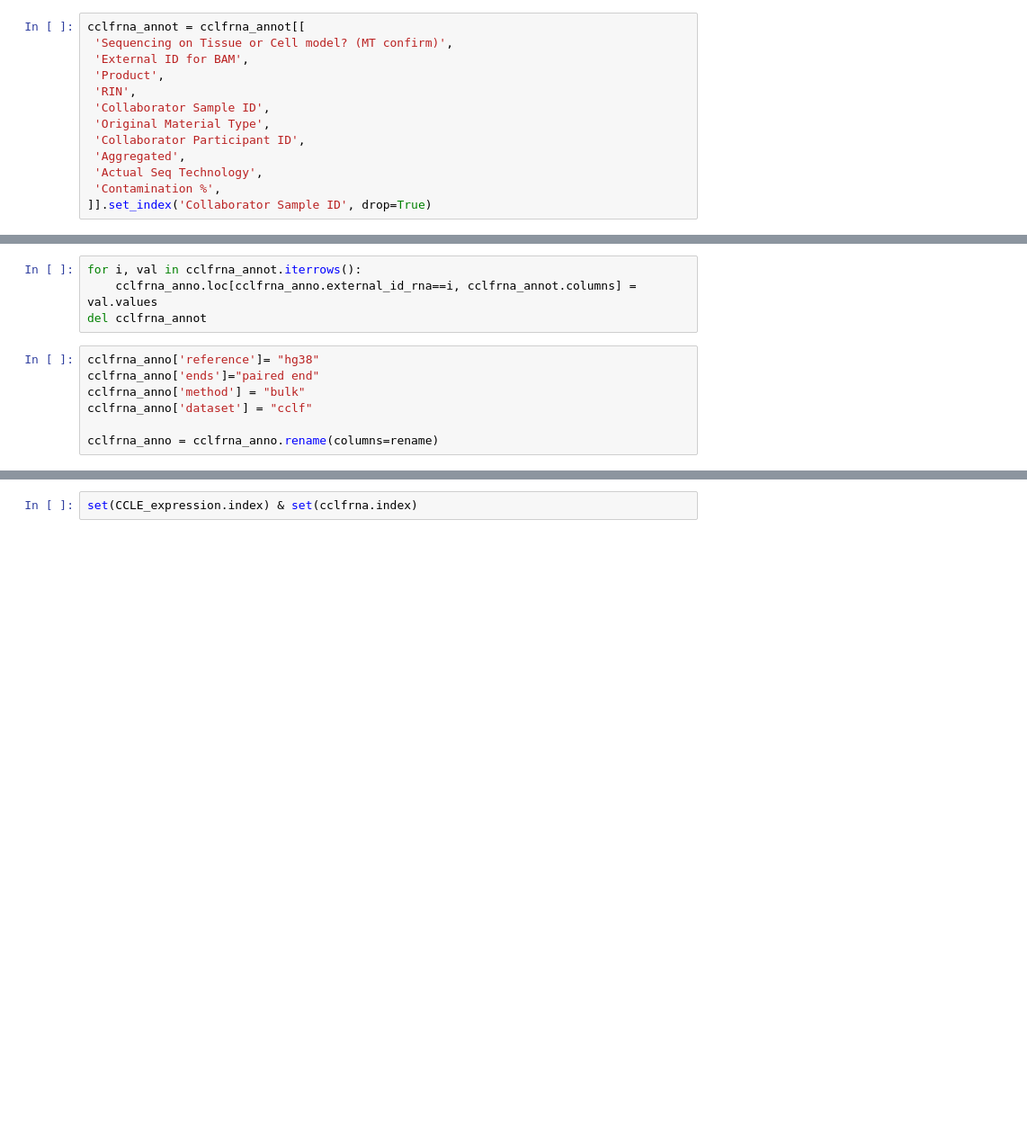
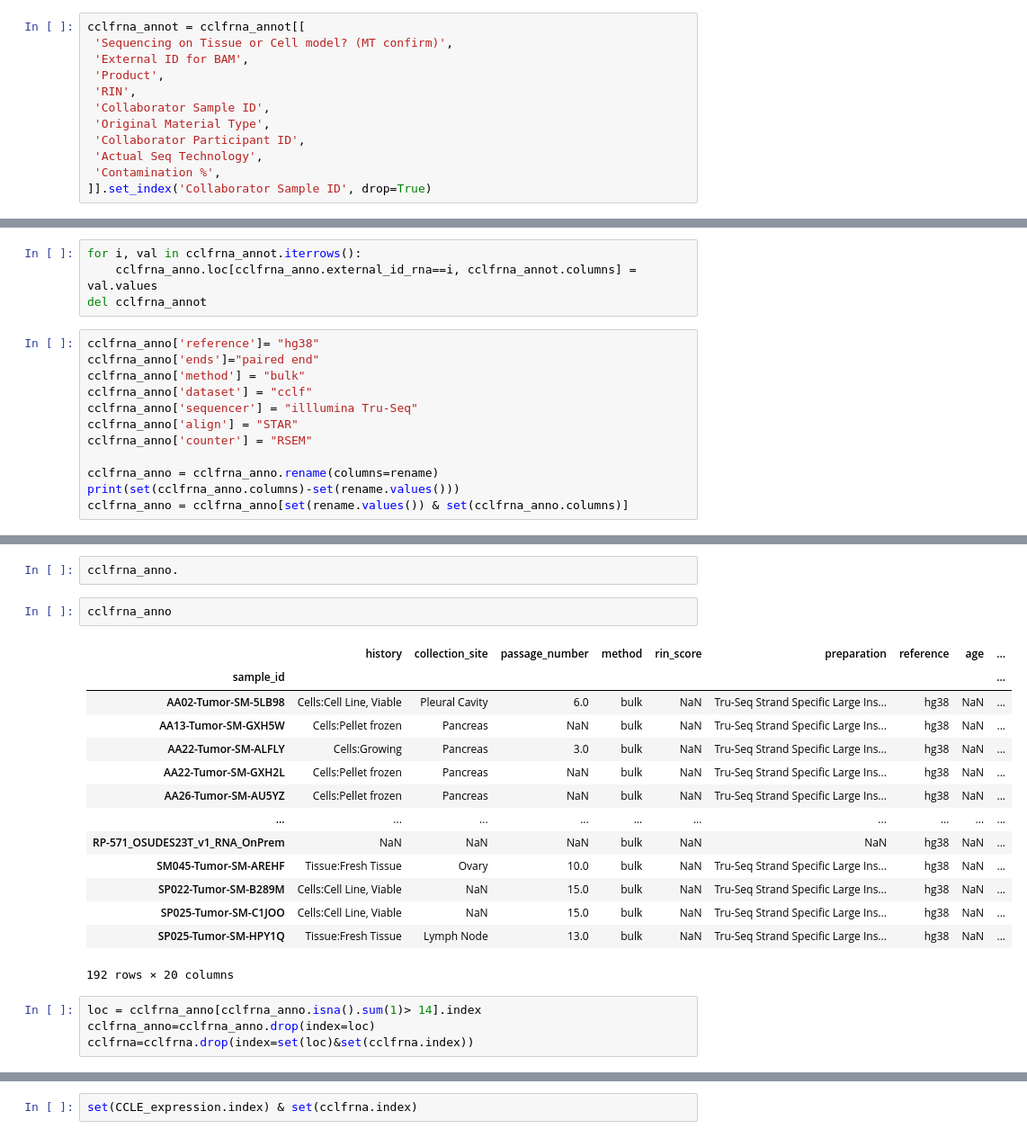
Before and after one commit to broadinstitute/celligner2, a Jupyter notebook: RNA_loading_human.ipynb, the cells around one changed output, grey strips where cells are left out. Shown at 90% size. Cells and saved outputs as stored; diff of their text form; blank space fills up the shorter version.

```diff
--- a/RNA_loading_human.ipynb
+++ b/RNA_loading_human.ipynb
@@ -368,7 +413,6 @@ cclfrna_annot = cclfrna_annot[[
  'Collaborator Sample ID',
  'Original Material Type',
  'Collaborator Participant ID',
- 'Aggregated',
  'Actual Seq Technology',
  'Contamination %',
 ]].set_index('Collaborator Sample ID', drop=True)
@@ -395,5 +439,10 @@ cclfrna_anno['reference']= "hg38"
 cclfrna_anno['ends']="paired end"
 cclfrna_anno['method'] = "bulk"
 cclfrna_anno['dataset'] = "cclf"
+cclfrna_anno['sequencer'] = "illlumina Tru-Seq"
+cclfrna_anno['align'] = "STAR"
+cclfrna_anno['counter'] = "RSEM"
 
 cclfrna_anno = cclfrna_anno.rename(columns=rename)
+print(set(cclfrna_anno.columns)-set(rename.values()))
+cclfrna_anno = cclfrna_anno[set(rename.values()) & set(cclfrna_anno.columns)]
@@ -416,0 +451,23 @@ ann
+# %%
+cclfrna_anno.
+# %%
+cclfrna_anno
+# %% [output]
+|  | history | collection_site | passage_number | method | rin_score | preparation | reference | age | ... |
+| sample_id |  |  |  |  |  |  |  |  | ... |
+| AA02-Tumor-SM-5LB98 | Cells:Cell Line, Viable | Pleural Cavity | 6.0 | bulk | NaN | Tru-Seq Strand Specific Large Ins... | hg38 | NaN | ... |
+| AA13-Tumor-SM-GXH5W | Cells:Pellet frozen | Pancreas | NaN | bulk | NaN | Tru-Seq Strand Specific Large Ins... | hg38 | NaN | ... |
+| AA22-Tumor-SM-ALFLY | Cells:Growing | Pancreas | 3.0 | bulk | NaN | Tru-Seq Strand Specific Large Ins... | hg38 | NaN | ... |
+| AA22-Tumor-SM-GXH2L | Cells:Pellet frozen | Pancreas | NaN | bulk | NaN | Tru-Seq Strand Specific Large Ins... | hg38 | NaN | ... |
+| AA26-Tumor-SM-AU5YZ | Cells:Pellet frozen | Pancreas | NaN | bulk | NaN | Tru-Seq Strand Specific Large Ins... | hg38 | NaN | ... |
+| ... | ... | ... | ... | ... | ... | ... | ... | ... | ... |
+| RP-571_OSUDES23T_v1_RNA_OnPrem | NaN | NaN | NaN | bulk | NaN | NaN | hg38 | NaN | ... |
+| SM045-Tumor-SM-AREHF | Tissue:Fresh Tissue | Ovary | 10.0 | bulk | NaN | Tru-Seq Strand Specific Large Ins... | hg38 | NaN | ... |
+| SP022-Tumor-SM-B289M | Cells:Cell Line, Viable | NaN | 15.0 | bulk | NaN | Tru-Seq Strand Specific Large Ins... | hg38 | NaN | ... |
+| SP025-Tumor-SM-C1JOO | Cells:Cell Line, Viable | NaN | 15.0 | bulk | NaN | Tru-Seq Strand Specific Large Ins... | hg38 | NaN | ... |
+| SP025-Tumor-SM-HPY1Q | Tissue:Fresh Tissue | Lymph Node | 13.0 | bulk | NaN | Tru-Seq Strand Specific Large Ins... | hg38 | NaN | ... |
+192 rows × 20 columns
+# %%
+loc = cclfrna_anno[cclfrna_anno.isna().sum(1)> 14].index
+cclfrna_anno=cclfrna_anno.drop(index=loc)
+cclfrna=cclfrna.drop(index=set(loc)&set(cclfrna.index))
```
Also changed, not shown: parts of 157 cells of this notebook.
